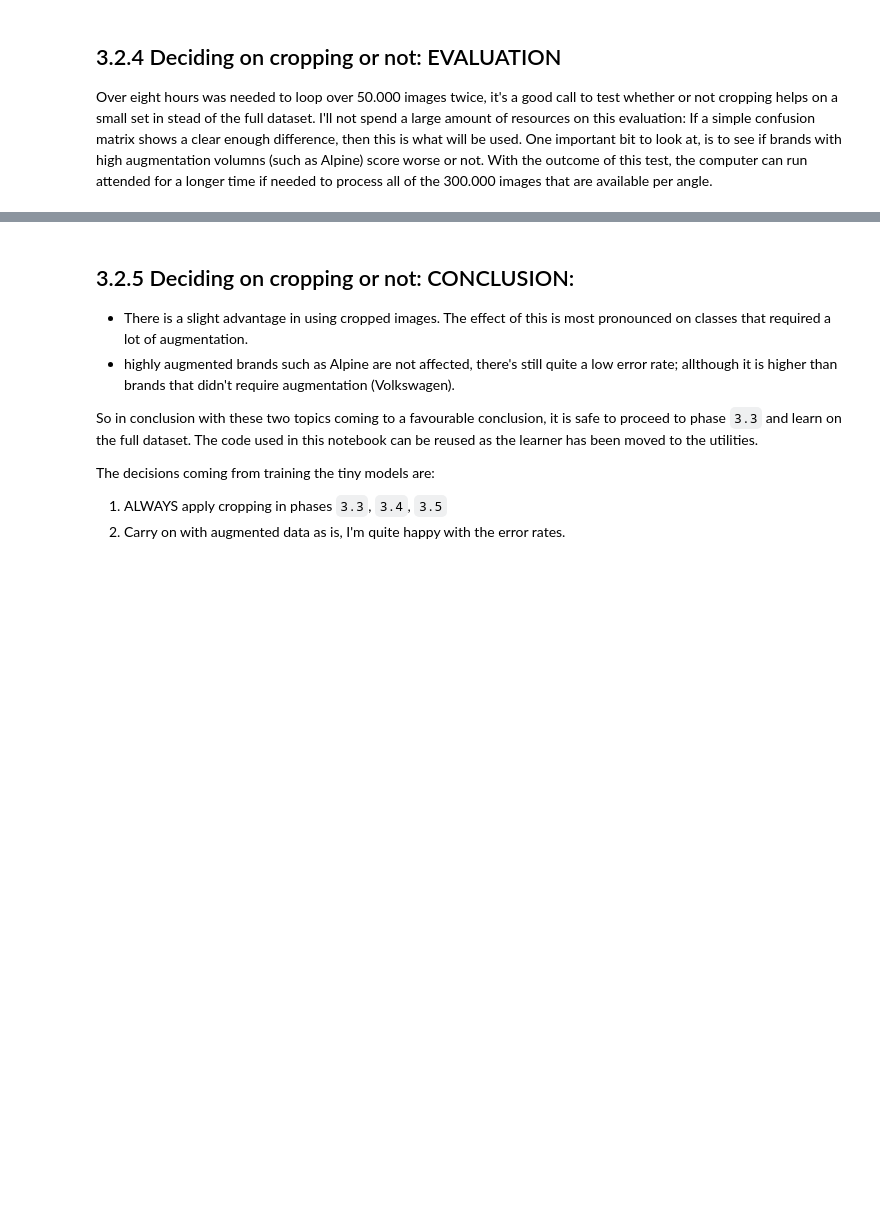
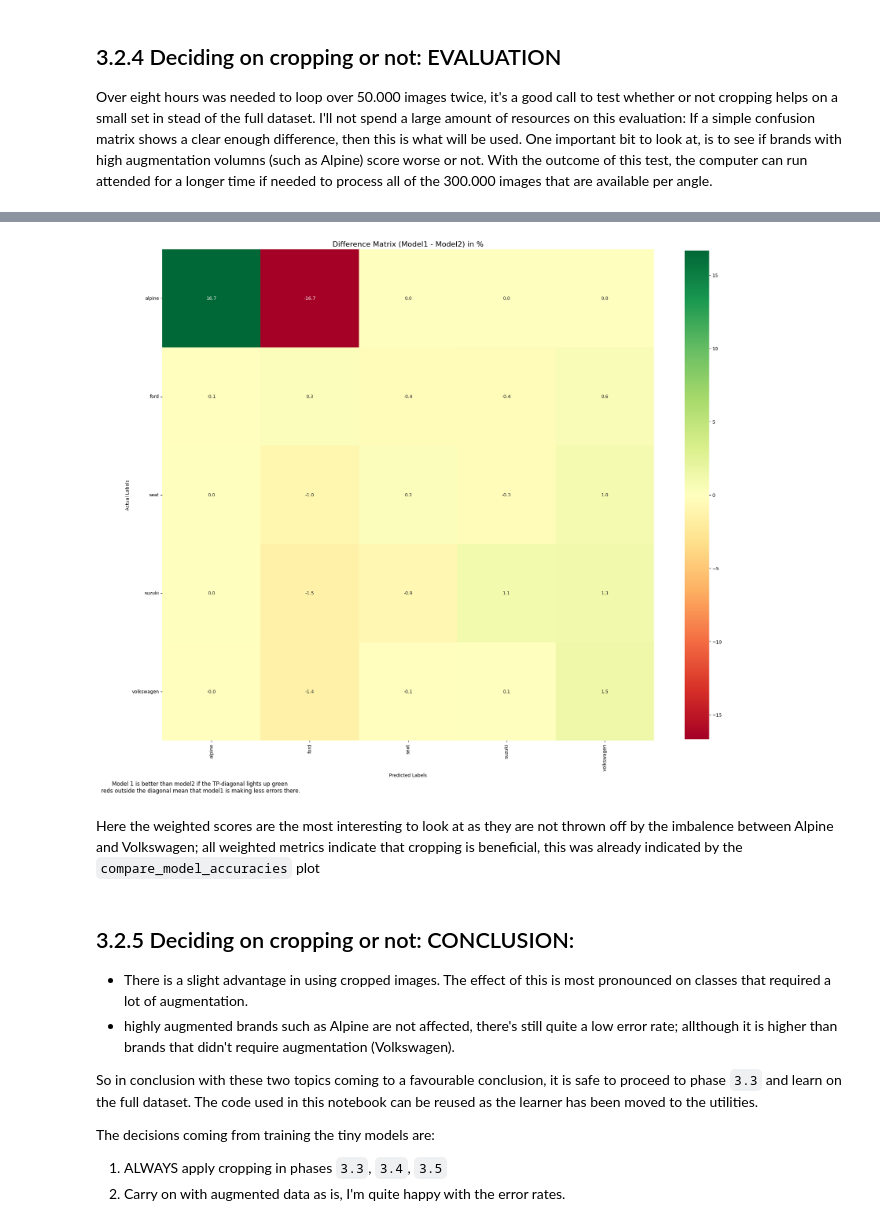
Before and after one commit to Frederic-P/automotive_project, a Jupyter notebook: notebooks/machine learning notebooks/3.2 - TINY Brand classification - transfer learning (angled).ipynb, the cells around one changed output, grey strips where cells are left out. Saved outputs shown, nothing was run; the diff lists cells and outputs as text; code cells hidden in the pictures; blank space fills up the shorter version.

```diff
--- a/notebooks/machine learning notebooks/3.2 - TINY Brand classification - transfer learning (angled).ipynb
+++ b/notebooks/machine learning notebooks/3.2 - TINY Brand classification - transfer learning (angled).ipynb
@@ -248,0 +246,6 @@ I0000 00:00:1741949731.555349   51384 device_compiler.h:188] Compiled cluster us
+# %%
+brand_names = tiny_label_encoder.inverse_transform(np.sort(y.unique()))
+implot.cm_delta(predictions[k2]['predicts'], predictions[k1]['predicts'], predictions[k1]['actuals'], list(brand_names))
+#k2 = model with crop applies: so across the diagonal there's a small improvement by using crops.
+# %% [output]
+[figure, added]
@@ -249,3 +273,5 @@ I0000 00:00:1741949731.555349   51384 device_compiler.h:188] Compiled cluster us
+# %% [markdown]
+Here the weighted scores are the most interesting to look at as they are not thrown off by the imbalence between Alpine and Volkswagen; all weighted metrics indicate that cropping is beneficial, this was already indicated by the `compare_model_accuracies` plot
 # %% [markdown]
 ## 3.2.5 Deciding on cropping or not: CONCLUSION:
 - There is a slight advantage in using cropped images. The effect of this is most pronounced on classes that required a lot of augmentation.
```
Also changed, not shown: parts of 7 cells of this notebook, 18 other files.
